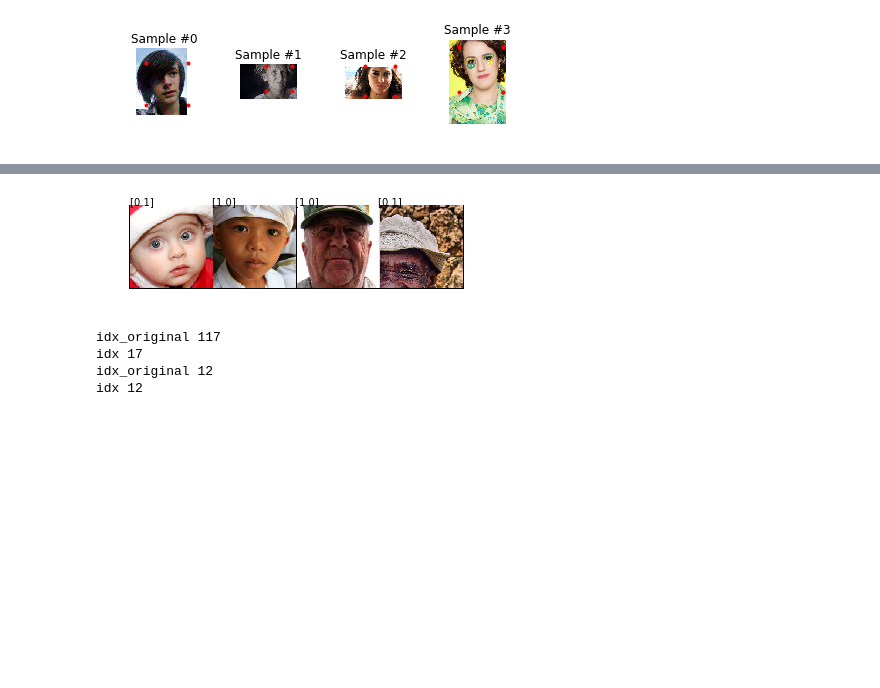
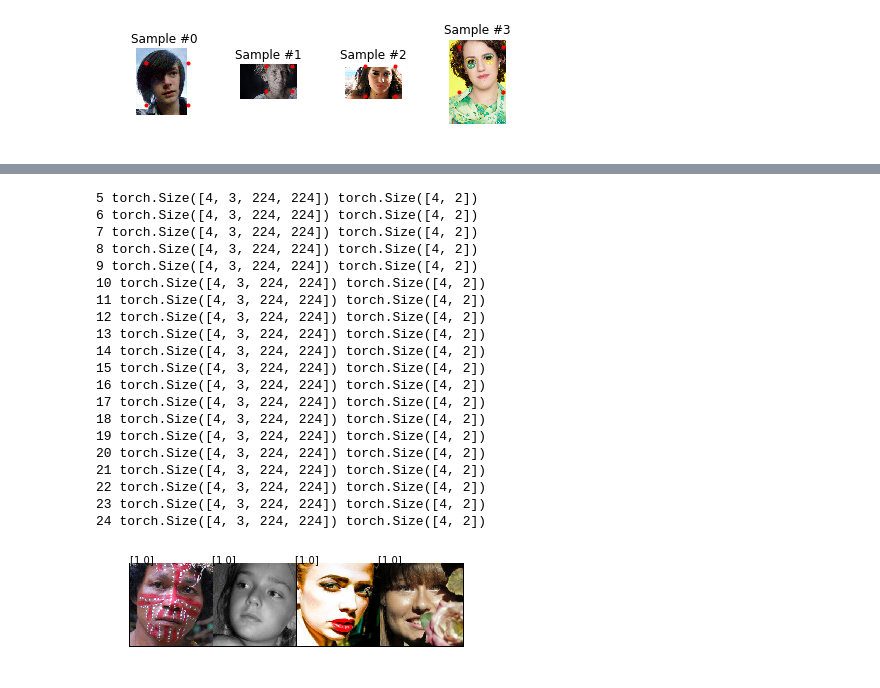
Before and after one commit to rabachi/faceDL, a Jupyter notebook: ImagesPreprocess.ipynb, the cells around one changed output, grey strips where cells are left out. Cells and saved outputs as stored; diff of their text form; code cells hidden in the pictures; blank space fills up the shorter version.

Commit message:
finetuning and image processing on vgg16 success, next step to convert to fully convolutional and get heat maps on full images

```diff
--- a/ImagesPreprocess.ipynb
+++ b/ImagesPreprocess.ipynb
@@ -69,7 +81,7 @@ results = (face_id, face_index, bounding box coords)
 # %%
 class FaceBBsDataset(Dataset):
     """Face bounding boxes dataset"""
-    def __init__(self, results, root_dir, transform_pos=None, transform_neg=None):
+    def __init__(self, results, root_dir, transform=None):
         """
         Args:
             results(list of tuples): see above for format
@@ -77,17 +89,16 @@ class FaceBBsDataset(Dataset):
         """
         self.image_bbs= results
         self.root_dir = root_dir
-        self.transform_pos = transform_pos
-        self.transform_neg = transform_neg
+        self.transform = transform
 
     def __len__(self):
-        return len(self.image_bbs)*2
+        return len(self.image_bbs)
 
-    def __getitem__(self, idx_original):
-        print('idx_original',idx_original)
-        if idx_original >= len(self.image_bbs): idx = idx_original - len(self.image_bbs)
-        else: idx = idx_original
-        print('idx',idx)
+    def __getitem__(self, idx):
+#         print('idx_original',idx_original)
+#         if idx_original >= len(self.image_bbs): idx = idx_original - len(self.image_bbs)
+#         else: idx = idx_original
+#         print('idx',idx)
         img_name = os.path.join(self.root_dir, self.image_bbs[idx][fname_index])
 
         try:
@@ -97,17 +108,17 @@ class FaceBBsDataset(Dataset):
 
             sample = {'image':image, 'bb': bbs}
 
-            if idx_original < len(self.image_bbs):
-                if self.transform_pos:
-                    sample = self.transform_pos(sample)
-            else:
-                if self.transform_neg:
-                    sample = self.transform_neg(sample)
+#             if idx_original < len(self.image_bbs):
+            if self.transform:
+                sample = self.transform(sample)
+#             else:
 
             return sample
         except:
             blank_image = np.zeros((10,10,3), np.uint8)
-            sample = {'image': blank_image, 'bb': (0,0,0,0)}
+            sample = {'image': blank_image, 'bb': np.array([0,0,10,10])}
+            if self.transform:
+                sample = self.transform(sample)
             return sample
 # %%
 frontal_dataset = FaceBBsDataset(results, root_dir=path_to_tmp)
@@ -210,7 +219,7 @@ class RandomNonFaceCrop(object):
         if comp > 0.3 and count > 5:
             image_cropped = image[top: top + face_h, left: left + face_w]
             return {'x': image_cropped, 'y': 1}
-        elif comp < 0.3:
+        else:
             image_cropped = image[top: top + face_h, left: left + face_w]
             return {'x': image_cropped, 'y': 0}
 # %%
@@ -282,19 +291,14 @@ plt.show()
 # %%
 transformed_dataset_face = FaceBBsDataset(results,
                                      root_dir=path_to_tmp,
-                                    transform_pos=transforms.Compose([
+                                    transform=transforms.Compose([
                                         CropFace(),
-                                        Rescale((224,224)),
-                                        ToTensor()
-                                    ]),
-                                    transform_neg=transforms.Compose([
-                                        RandomNonFaceCrop(),
                                         Rescale((224,224)),
                                         ToTensor()
                                     ]))
 transformed_dataset_nonface = FaceBBsDataset(results,
                                      root_dir=path_to_tmp,
-                                    transform_pos=transforms.Compose([
+                                    transform=transforms.Compose([
                                         RandomNonFaceCrop(),
                                         Rescale((224,224)),
                                         ToTensor()
@@ -380,7 +412,7 @@ for i_batch, sample_batched in enumerate(dataloader):
               sample_batched['y'].size())
 
         # observe 4th batch and stop.
-        if i_batch == 3:
+        if i_batch == 24:
             plt.figure()
             show_batch(sample_batched)
             plt.axis('off')
@@ -410,5 +447,21 @@ idx 0
+5 torch.Size([4, 3, 224, 224]) torch.Size([4, 2])
+6 torch.Size([4, 3, 224, 224]) torch.Size([4, 2])
+7 torch.Size([4, 3, 224, 224]) torch.Size([4, 2])
+8 torch.Size([4, 3, 224, 224]) torch.Size([4, 2])
+9 torch.Size([4, 3, 224, 224]) torch.Size([4, 2])
+10 torch.Size([4, 3, 224, 224]) torch.Size([4, 2])
+11 torch.Size([4, 3, 224, 224]) torch.Size([4, 2])
+12 torch.Size([4, 3, 224, 224]) torch.Size([4, 2])
+13 torch.Size([4, 3, 224, 224]) torch.Size([4, 2])
+14 torch.Size([4, 3, 224, 224]) torch.Size([4, 2])
+15 torch.Size([4, 3, 224, 224]) torch.Size([4, 2])
+16 torch.Size([4, 3, 224, 224]) torch.Size([4, 2])
+17 torch.Size([4, 3, 224, 224]) torch.Size([4, 2])
+18 torch.Size([4, 3, 224, 224]) torch.Size([4, 2])
+19 torch.Size([4, 3, 224, 224]) torch.Size([4, 2])
+20 torch.Size([4, 3, 224, 224]) torch.Size([4, 2])
+21 torch.Size([4, 3, 224, 224]) torch.Size([4, 2])
+22 torch.Size([4, 3, 224, 224]) torch.Size([4, 2])
+23 torch.Size([4, 3, 224, 224]) torch.Size([4, 2])
+24 torch.Size([4, 3, 224, 224]) torch.Size([4, 2])
-[figure, old version]
+[figure, new version]
-idx_original 117
-idx 17
-idx_original 12
-idx 12
```
Also changed, not shown: parts of 12 cells of this notebook, 1 other file.
